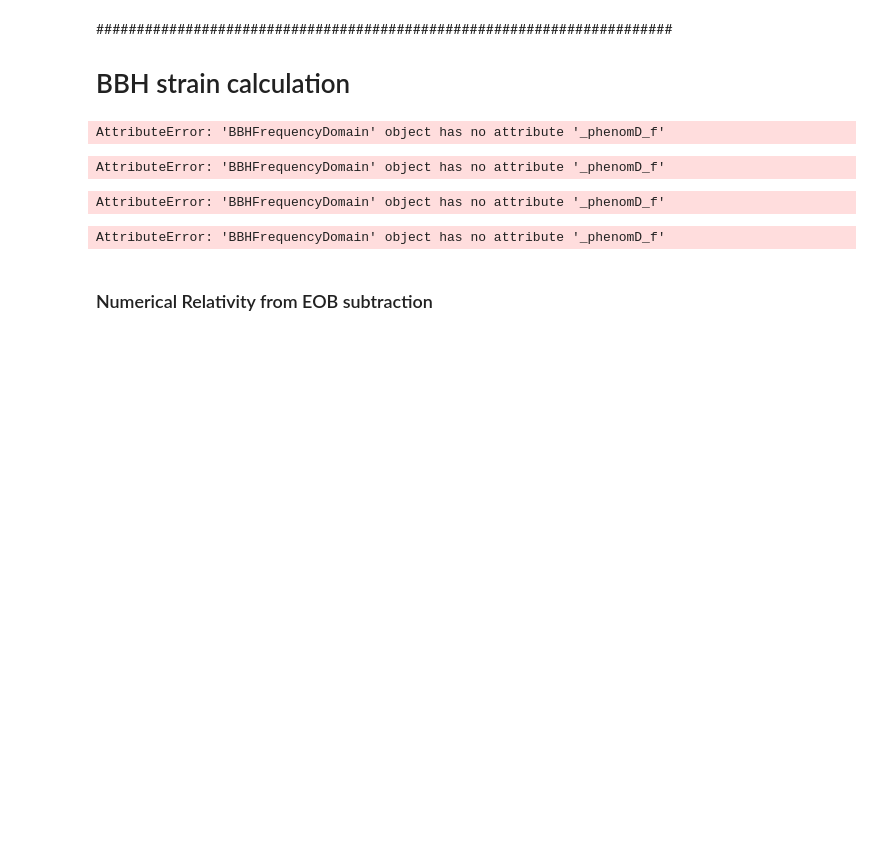
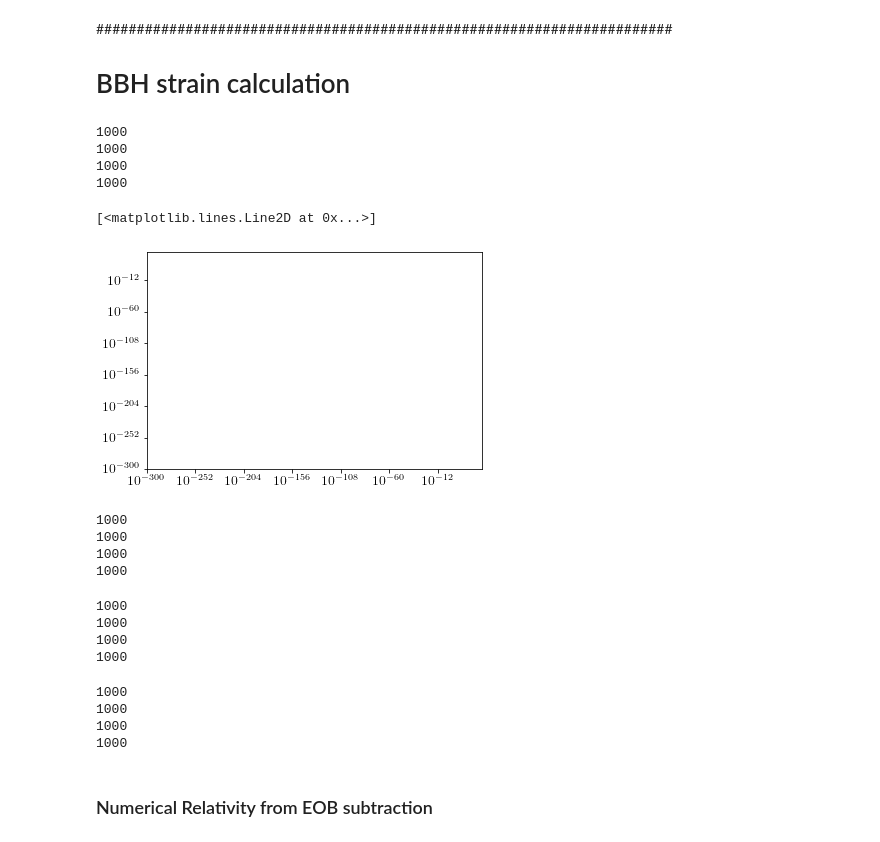
Before and after one commit to ark0015/gwent, a Jupyter notebook: docs/_static/notebooks/strain_plot_tutorial.ipynb, the cells around one changed output. Cells and saved outputs as stored; diff of their text form; code cells hidden in the pictures; blank space fills up the shorter version.

```diff
--- a/docs/_static/notebooks/strain_plot_tutorial.ipynb
+++ b/docs/_static/notebooks/strain_plot_tutorial.ipynb
@@ -263,9 +262,14 @@ Vars4 = [M[1],q[0],x1[1],x2[1],z[1]]
 # %%
 source_1 = binary.BBHFrequencyDomain(M[0],q[0],z[0],x1[0],x2[0],inc,instrument=ESA_LISA)
 # %%
+print(len(source_1.f))
+print(len(source_1.h_f))
 print(len(source_1._phenomD_f))
 print(len(source_1._phenomD_h))
 # %% [output]
-AttributeError: 'BBHFrequencyDomain' object has no attribute '_phenomD_f'
+1000
+1000
+1000
+1000
 # %%
 source_2 = binary.BBHFrequencyDomain(M[1],q[1],z[1],x1[1],x2[1],inc,instrument=aLIGO)
@@ -272,22 +279,42 @@ source_2 = binary.BBHFrequencyDomain(M[1],q[1],z[1],x1[1],x2[1],inc,instrument=a
+# %%
+plt.loglog(source_2.f,source_2.h_f)
+# %% [output]
+[<matplotlib.lines.Line2D at 0x...>]
+[figure, added]
 # %%
+print(len(source_2.f))
+print(len(source_2.h_f))
 print(len(source_2._phenomD_f))
 print(len(source_2._phenomD_h))
 # %% [output]
-AttributeError: 'BBHFrequencyDomain' object has no attribute '_phenomD_f'
+1000
+1000
+1000
+1000
 # %%
 source_3 = binary.BBHFrequencyDomain(M[2],q[2],z[2],x1[2],x2[2],inc,instrument=SKA_Hazboun)
 # %%
+print(len(source_3.f))
+print(len(source_3.h_f))
 print(len(source_3._phenomD_f))
 print(len(source_3._phenomD_h))
 # %% [output]
-AttributeError: 'BBHFrequencyDomain' object has no attribute '_phenomD_f'
+1000
+1000
+1000
+1000
 # %%
 source_4 = binary.BBHFrequencyDomain(M[1],q[0],z[1],x1[1],x2[1],inc,instrument=ET)
 # %%
+print(len(source_4.f))
+print(len(source_4.h_f))
 print(len(source_4._phenomD_f))
 print(len(source_4._phenomD_h))
 # %% [output]
-AttributeError: 'BBHFrequencyDomain' object has no attribute '_phenomD_f'
+1000
+1000
+1000
+1000
 # %% [markdown]
 ### Numerical Relativity from EOB subtraction
 # %%
```
Also changed, not shown: parts of 4 cells of this notebook, 1 other file.
